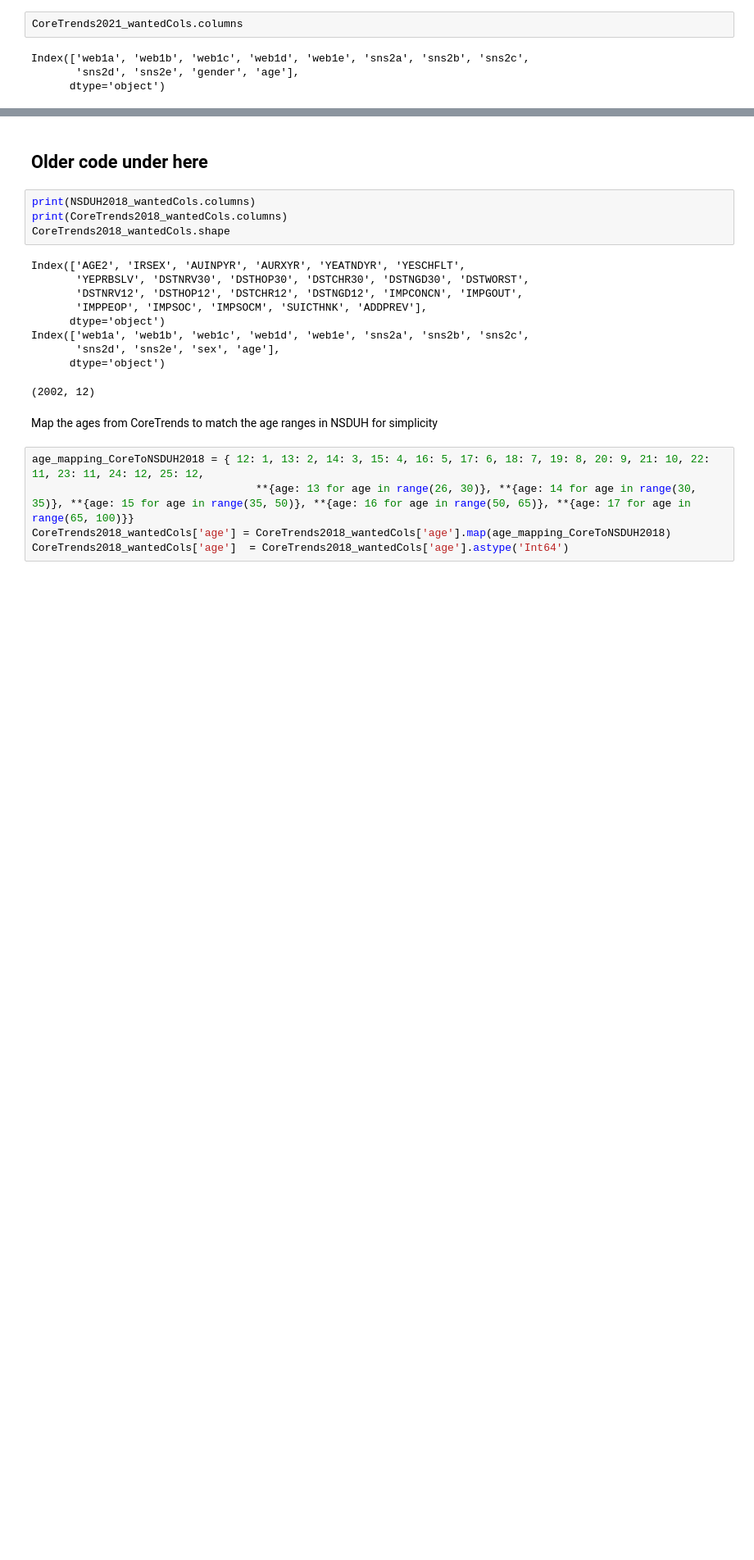
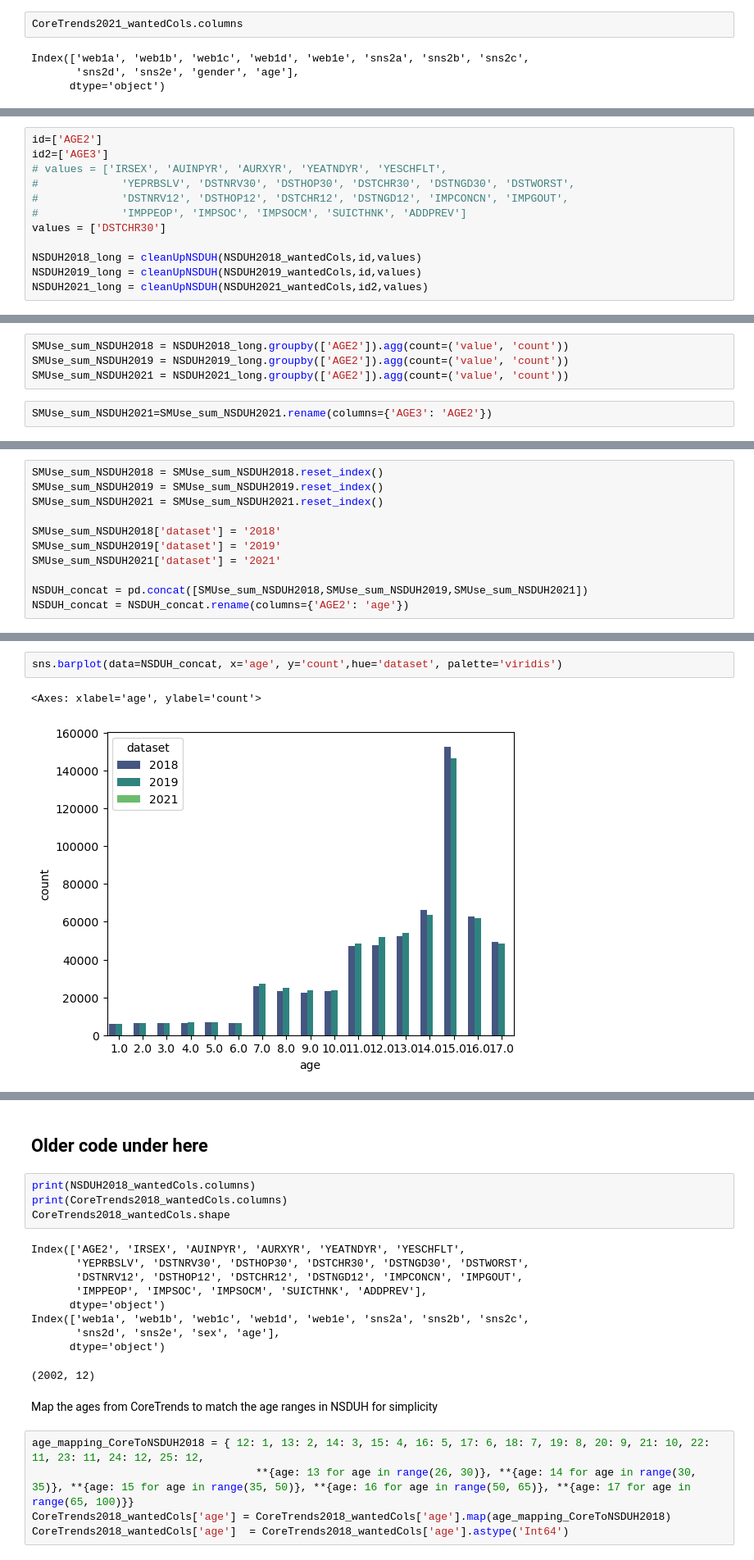
Before and after one commit to uic-cs418/group-project-gamon, a Jupyter notebook: synthia.ipynb, the cells around one changed output, grey strips where cells are left out. Shown at 82% size. Cells and saved outputs as stored; diff of their text form; blank space fills up the shorter version.

```diff
--- a/synthia.ipynb
+++ b/synthia.ipynb
@@ -266,0 +235,12 @@ sns2c    29         2
+# %%
+id=['AGE2']
+id2=['AGE3']
+# values = ['IRSEX', 'AUINPYR', 'AURXYR', 'YEATNDYR', 'YESCHFLT',
+#             'YEPRBSLV', 'DSTNRV30', 'DSTHOP30', 'DSTCHR30', 'DSTNGD30', 'DSTWORST',
+#             'DSTNRV12', 'DSTHOP12', 'DSTCHR12', 'DSTNGD12', 'IMPCONCN', 'IMPGOUT',
+#             'IMPPEOP', 'IMPSOC', 'IMPSOCM', 'SUICTHNK', 'ADDPREV']
+values = ['DSTCHR30']
+
+NSDUH2018_long = cleanUpNSDUH(NSDUH2018_wantedCols,id,values)
+NSDUH2019_long = cleanUpNSDUH(NSDUH2019_wantedCols,id,values)
+NSDUH2021_long = cleanUpNSDUH(NSDUH2021_wantedCols,id2,values)
@@ -266,0 +263,6 @@ sns2c    29         2
+# %%
+SMUse_sum_NSDUH2018 = NSDUH2018_long.groupby(['AGE2']).agg(count=('value', 'count'))
+SMUse_sum_NSDUH2019 = NSDUH2019_long.groupby(['AGE2']).agg(count=('value', 'count'))
+SMUse_sum_NSDUH2021 = NSDUH2021_long.groupby(['AGE2']).agg(count=('value', 'count'))
+# %%
+SMUse_sum_NSDUH2021=SMUse_sum_NSDUH2021.rename(columns={'AGE3': 'AGE2'})
@@ -266,0 +282,11 @@ sns2c    29         2
+# %%
+SMUse_sum_NSDUH2018 = SMUse_sum_NSDUH2018.reset_index()
+SMUse_sum_NSDUH2019 = SMUse_sum_NSDUH2019.reset_index()
+SMUse_sum_NSDUH2021 = SMUse_sum_NSDUH2021.reset_index()
+
+SMUse_sum_NSDUH2018['dataset'] = '2018'
+SMUse_sum_NSDUH2019['dataset'] = '2019'
+SMUse_sum_NSDUH2021['dataset'] = '2021'
+
+NSDUH_concat = pd.concat([SMUse_sum_NSDUH2018,SMUse_sum_NSDUH2019,SMUse_sum_NSDUH2021])
+NSDUH_concat = NSDUH_concat.rename(columns={'AGE2': 'age'})
@@ -266,0 +313,5 @@ sns2c    29         2
+# %%
+sns.barplot(data=NSDUH_concat, x='age', y='count',hue='dataset', palette='viridis')
+# %% [output]
+<Axes: xlabel='age', ylabel='count'>
+[figure, added]
```
Also changed, not shown: parts of 18 cells of this notebook.
